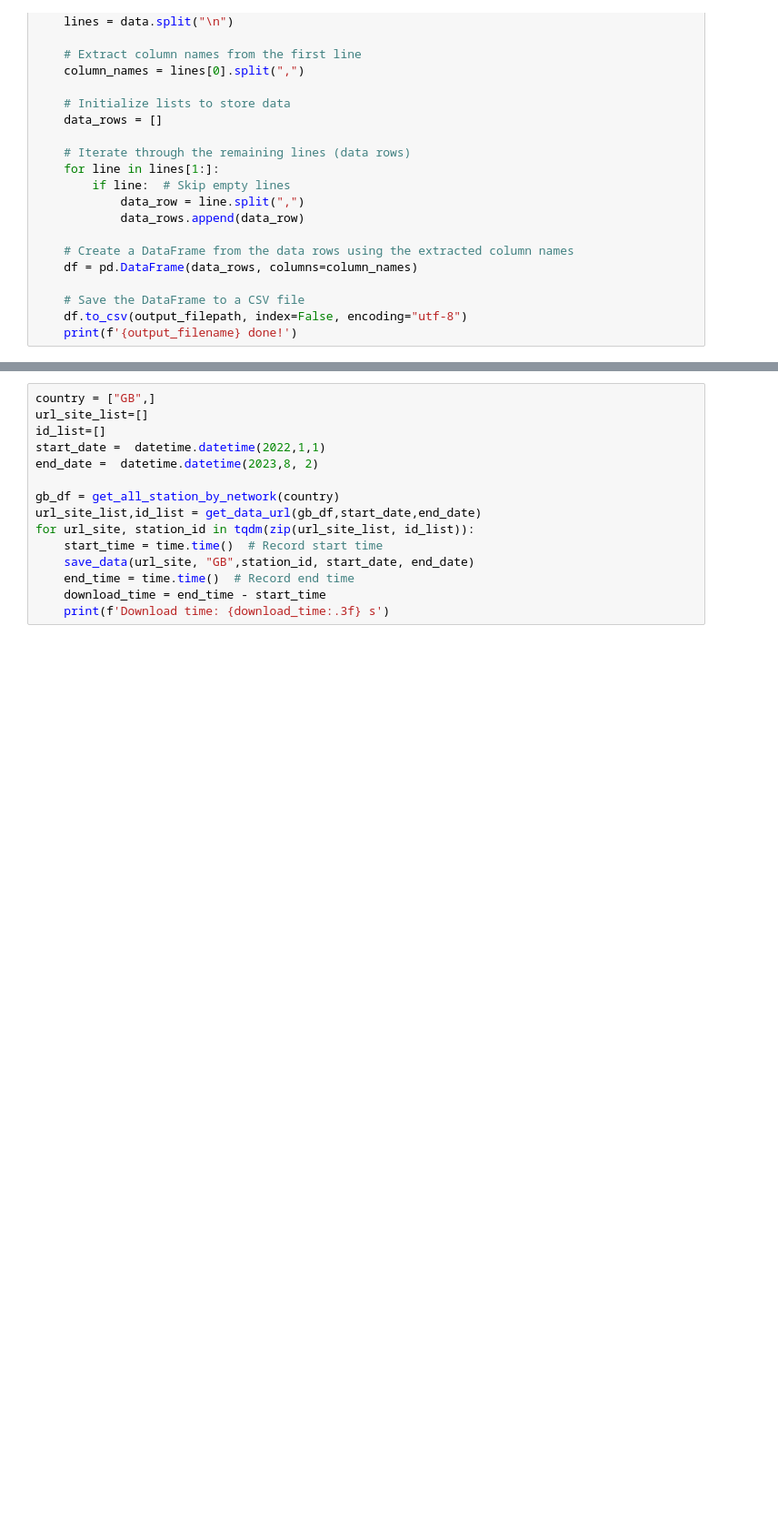
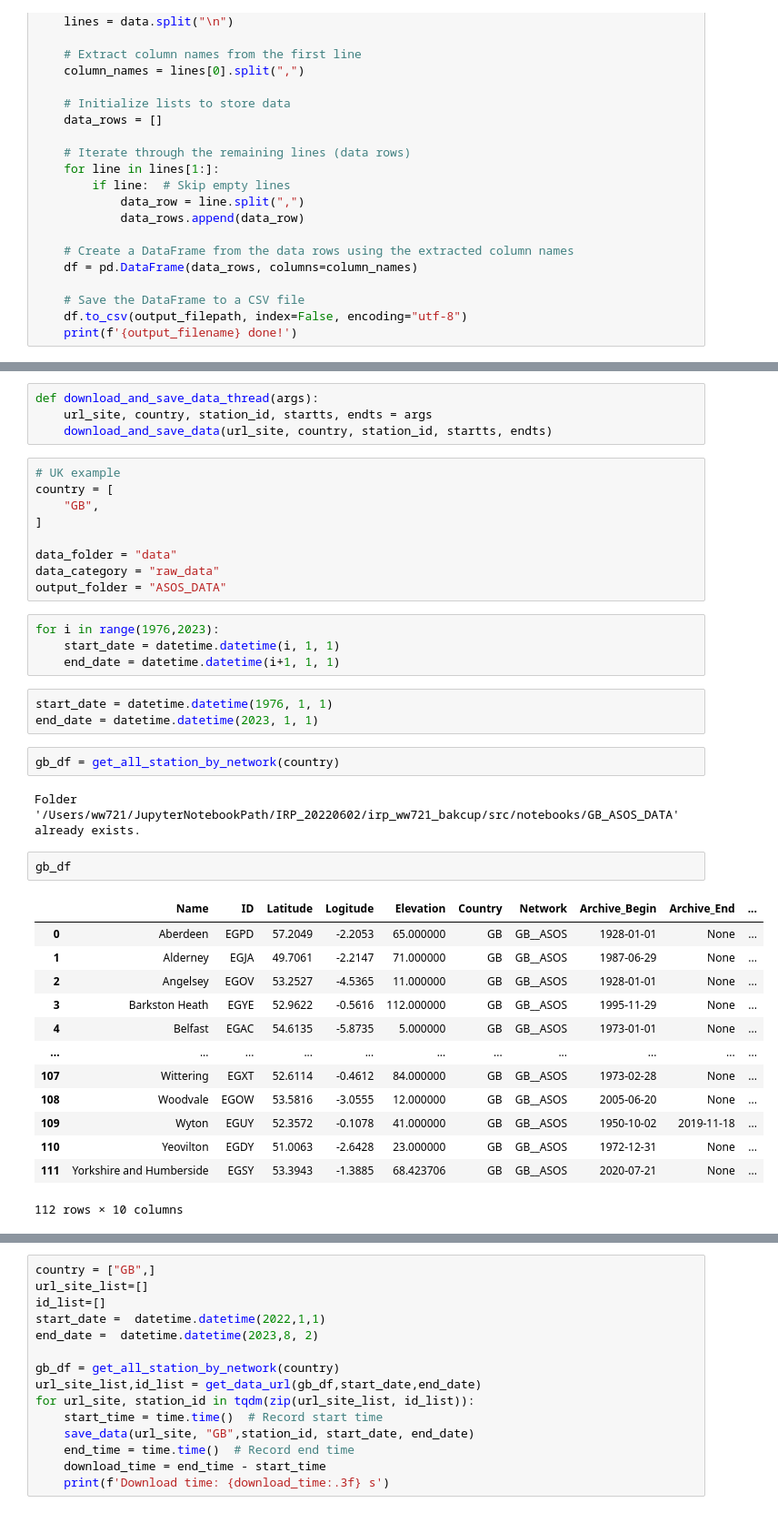
Before and after one commit to acse-ww721/DA_ML_ERA5_ASOS_Weather_Forecasting_UK, a Jupyter notebook: src/notebooks/data_asos_crwal_test.ipynb, the cells around one changed output, grey strips where cells are left out. Shown at 91% size. Cells and saved outputs as stored; diff of their text form; blank space fills up the shorter version.

```diff
--- a/src/notebooks/data_asos_crwal_test.ipynb
+++ b/src/notebooks/data_asos_crwal_test.ipynb
@@ -180,0 +193,40 @@ def save_data(url_site, country, station, startts, endts):
+# %%
+def download_and_save_data_thread(args):
+    url_site, country, station_id, startts, endts = args
+    download_and_save_data(url_site, country, station_id, startts, endts)
+# %%
+# UK example
+country = [
+    "GB",
+]
+
+data_folder = "data"
+data_category = "raw_data"
+output_folder = "ASOS_DATA"
+# %%
+for i in range(1976,2023):
+    start_date = datetime.datetime(i, 1, 1)
+    end_date = datetime.datetime(i+1, 1, 1)
+# %%
+start_date = datetime.datetime(1976, 1, 1)
+end_date = datetime.datetime(2023, 1, 1)
+# %%
+gb_df = get_all_station_by_network(country)
+# %% [output]
+Folder '/Users/ww721/JupyterNotebookPath/IRP_20220602/irp_ww721_bakcup/src/notebooks/GB_ASOS_DATA' already exists.
+# %%
+gb_df
+# %% [output]
+|  | Name | ID | Latitude | Logitude | Elevation | Country | Network | Archive_Begin | Archive_End | ... |
+| 0 | Aberdeen | EGPD | 57.2049 | -2.2053 | 65.000000 | GB | GB__ASOS | 1928-01-01 | None | ... |
+| 1 | Alderney | EGJA | 49.7061 | -2.2147 | 71.000000 | GB | GB__ASOS | 1987-06-29 | None | ... |
+| 2 | Angelsey | EGOV | 53.2527 | -4.5365 | 11.000000 | GB | GB__ASOS | 1928-01-01 | None | ... |
+| 3 | Barkston Heath | EGYE | 52.9622 | -0.5616 | 112.000000 | GB | GB__ASOS | 1995-11-29 | None | ... |
+| 4 | Belfast | EGAC | 54.6135 | -5.8735 | 5.000000 | GB | GB__ASOS | 1973-01-01 | None | ... |
+| ... | ... | ... | ... | ... | ... | ... | ... | ... | ... | ... |
+| 107 | Wittering | EGXT | 52.6114 | -0.4612 | 84.000000 | GB | GB__ASOS | 1973-02-28 | None | ... |
+| 108 | Woodvale | EGOW | 53.5816 | -3.0555 | 12.000000 | GB | GB__ASOS | 2005-06-20 | None | ... |
+| 109 | Wyton | EGUY | 52.3572 | -0.1078 | 41.000000 | GB | GB__ASOS | 1950-10-02 | 2019-11-18 | ... |
+| 110 | Yeovilton | EGDY | 51.0063 | -2.6428 | 23.000000 | GB | GB__ASOS | 1972-12-31 | None | ... |
+| 111 | Yorkshire and Humberside | EGSY | 53.3943 | -1.3885 | 68.423706 | GB | GB__ASOS | 2020-07-21 | None | ... |
+112 rows × 10 columns
```
Also changed, not shown: parts of 6 cells of this notebook, 6 other files.
